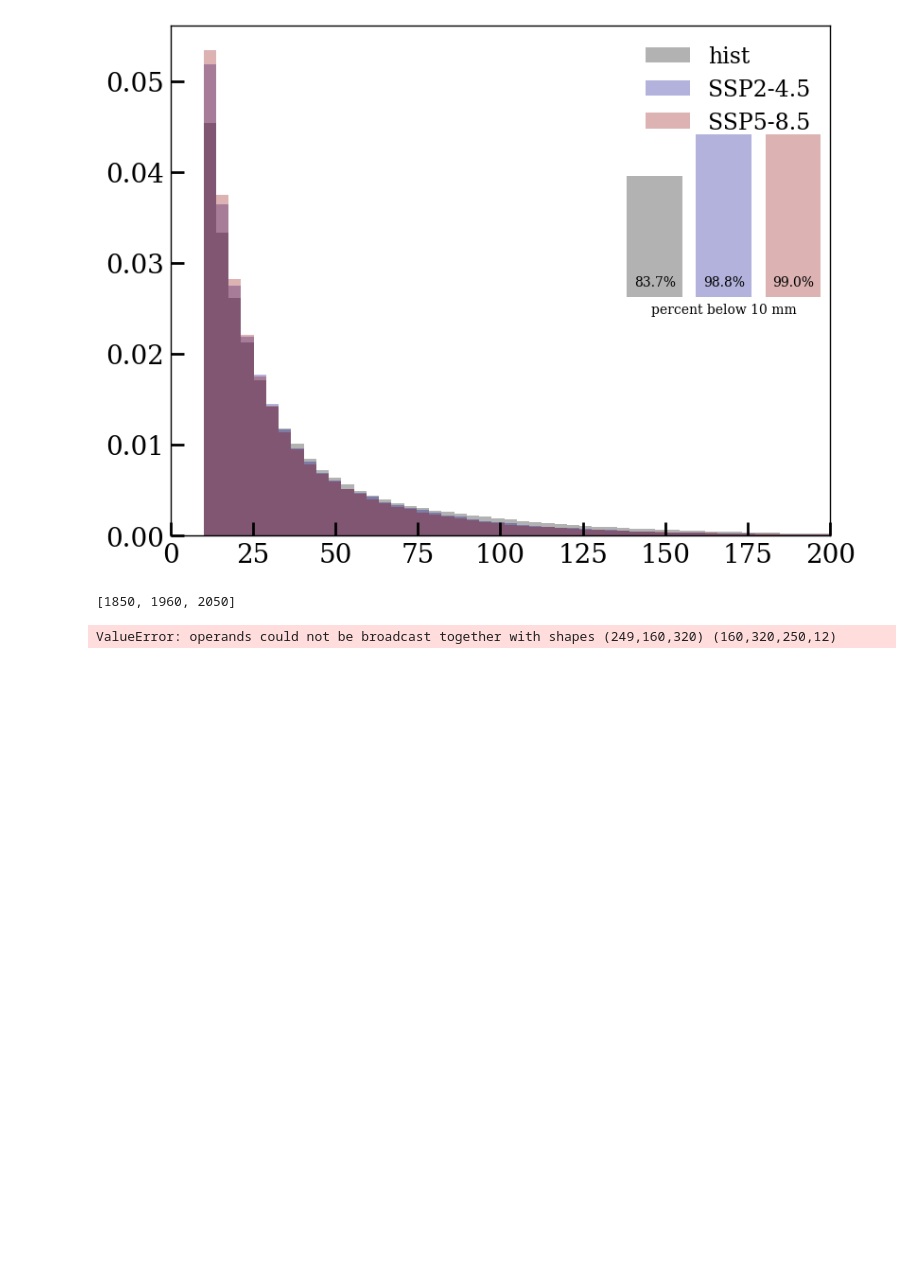
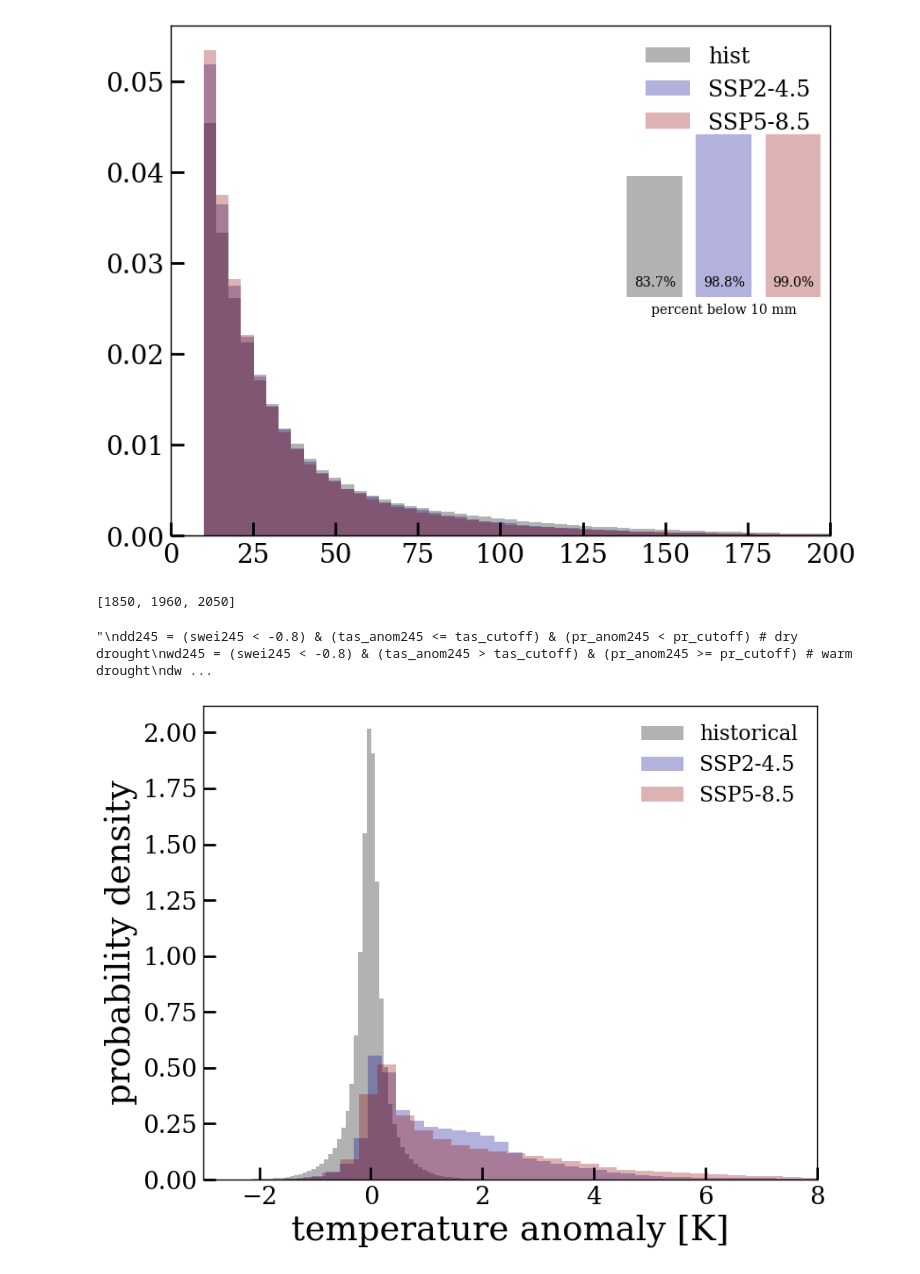
Before and after one commit to mariannecowherd/snow_drought, a Jupyter notebook: nbs/03-maps.ipynb, the cells around one changed output. Cells and saved outputs as stored; diff of their text form; code cells hidden in the pictures; blank space fills up the shorter version.

```diff
--- a/nbs/03-maps.ipynb
+++ b/nbs/03-maps.ipynb
@@ -595,7 +986,7 @@ tas_cutoff =  0 # np.nanpercentile(tas_anom245,67)
 #np.nanpercentile(tas_monthly_mean_baseline['tas_model_mean'].data,33)
 pr_cutoff =  0 #np.nanpercentile(pr_anom245,33)
 #np.nanpercentile(pr_monthly_mean_baseline['pr_model_mean'].data,67)
-
+'''
 dd245 = (swei245 < -0.8) & (tas_anom245 <= tas_cutoff) & (pr_anom245 < pr_cutoff) # dry drought
 wd245 = (swei245 < -0.8) & (tas_anom245 > tas_cutoff) & (pr_anom245 >= pr_cutoff) # warm drought
 dwd245 = (swei245 < -0.8) & (tas_anom245 > tas_cutoff) & (pr_anom245 < pr_cutoff) # dry warm drought
@@ -620,9 +1011,10 @@ for starty in years:
         tmp[(y>60)| (y < -60)] = np.nan
         tmp[snowmask] = np.nan
         plotdata.append(tmp)
+'''
 # %% [output]
 [1850, 1960, 2050]
-ValueError: operands could not be broadcast together with shapes (249,160,320) (160,320,250,12)
+"\ndd245 = (swei245 < -0.8) & (tas_anom245 <= tas_cutoff) & (pr_anom245 < pr_cutoff) # dry drought\nwd245 = (swei245 < -0.8) & (tas_anom245 > tas_cutoff) & (pr_anom245 >= pr_cutoff) # warm drought\ndw ...
 # %%
 print (1850, 1850 + 50)
 print (1960, 1970 + 50)
@@ -631,11 +1023,15 @@ print (2050, 2050 + 50)
 plt.pcolormesh(categs['ACCESS-CM2_ssp245']['swei_cond'][100,:,:])
 # %%
 fig,ax= plt.subplots()
-ax.hist(tas_anom245[:,:,0:85,:].flatten(),bins = 100,alpha = 0.3, label = 'historical', density = True)
-ax.hist(tas_anom245[:,:,85:,:].flatten(),bins = 100,alpha = 0.3, label = 'SSP2-4.5', density = True, color = 'darkblue')
-ax.hist(tas_anom585[:,:,85:,:].flatten(),bins = 100,alpha = 0.3, label = 'SSP5-8.5', density = True, color = 'darkred')
-ax.vlines(tas_cutoff,0,1.4)
-ax.set_ylabel('temperature anomaly')
+ax.hist(tas_anom245[:,35:-35,0:85,:].flatten(),bins = 100,alpha = 0.3, label = 'historical', density = True)
+ax.hist(tas_anom245[:,35:-35,85:,:].flatten(),bins = 100,alpha = 0.3, label = 'SSP2-4.5', density = True, color = 'darkblue')
+ax.hist(tas_anom585[:,35:-35,85:,:].flatten(),bins = 100,alpha = 0.3, label = 'SSP5-8.5', density = True, color = 'darkred')
+# ax.vlines(tas_cutoff,0,1.4)
+ax.set_ylabel('probability density')
+
+ax.set_xlabel('temperature anomaly [K]')
 ax.set_xlim((-3,8))
 plt.legend()
 plt.show()
+# %% [output]
+[figure, added]
```
Also changed, not shown: parts of 18 cells of this notebook, 11 other files.
